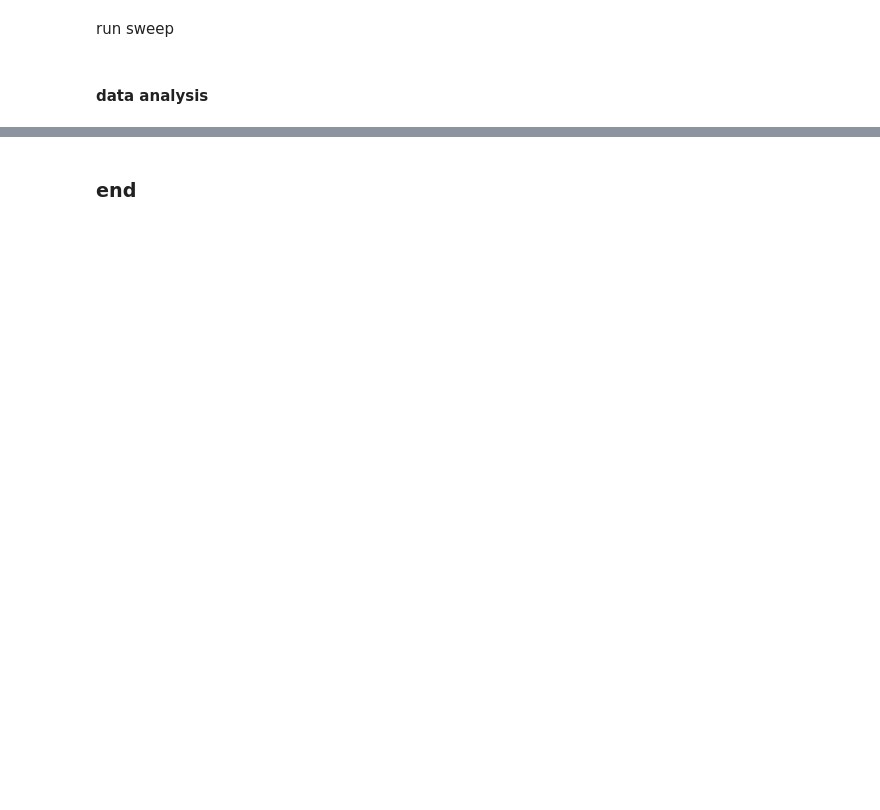
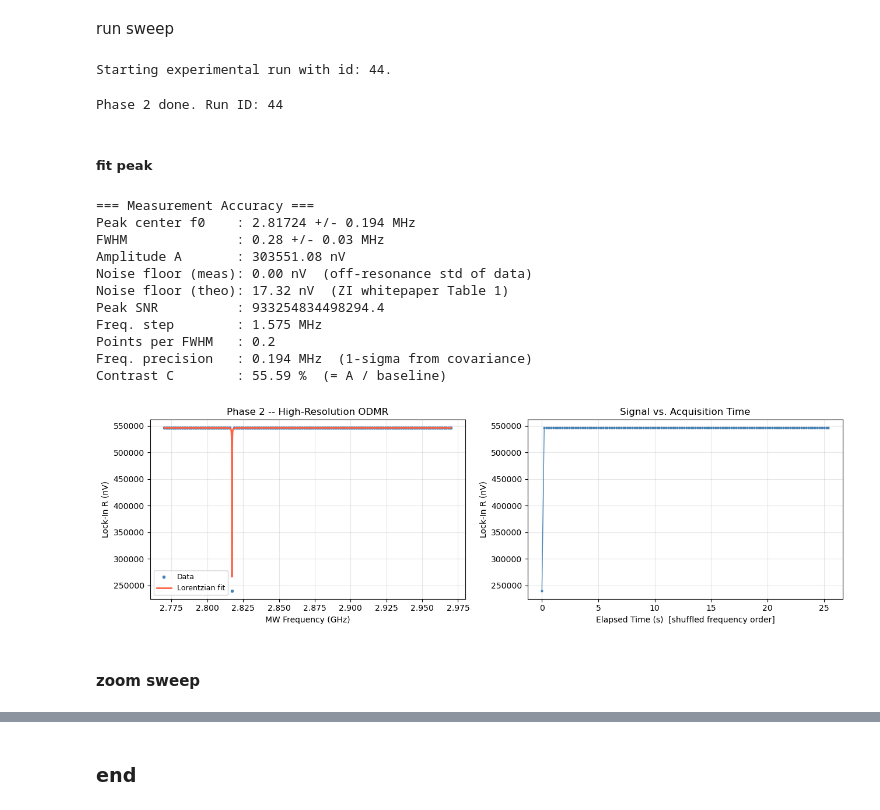
Before and after one commit to emmabacarra/NV-lab, a Jupyter notebook: NV Lab raw Templates 2026/Experiments/Experiment_ODMR.ipynb, the cells around one changed output, grey strips where cells are left out. Cells and saved outputs as stored; diff of their text form; code cells hidden in the pictures; blank space fills up the shorter version.

```diff
--- a/NV Lab raw Templates 2026/Experiments/Experiment_ODMR.ipynb
+++ b/NV Lab raw Templates 2026/Experiments/Experiment_ODMR.ipynb
@@ -2239,7 +2021,7 @@ plt.show()
 params
 # %%
 # ── Phase 2: fine sweep centered on the peak found in Phase 1 ─────────────────
-window_Hz  = 3.0 * (2.0 * gamma_coarse)   # +/- 3*FWHM window
+window_Hz  = 3 * (2.0 * gamma_coarse)   # +/- 3*FWHM window
 f2_start   = max(f0_coarse - window_Hz, f1_start)
 f2_stop    = min(f0_coarse + window_Hz, f1_stop)
 n2_pts     = 128
@@ -2251,7 +2033,7 @@ freq_list_2_rand = freq_list_2[idx2_rand]
 step_2_MHz = (f2_stop - f2_start) / (n2_pts - 1) / 1e6
 print(f"Phase 2: {f2_start/1e9:.4f} to {f2_stop/1e9:.4f} GHz")
 print(f"Step   : {step_2_MHz:.3f} MHz  ({n2_pts} pts)")
-print(f"Total  : ~{n2_pts * t_settle:.0f} s  (randomized order)")
+print(f"Total  : ~{n2_pts * lockin_settle_time:.0f} s  (randomized order)")
 
 # Print optimal tau_pi for each Phase 2 frequency step.
 print("\n=== Optimal tau_pi per Phase 2 frequency step ===")
@@ -2280,7 +2079,7 @@ r2_dict = {}
 with meas2.run() as datasaver2:
     for f_mw in tqdm_bar(freq_list_2_rand, desc='Phase 2 (fine)', unit='pt'):
         microwave_src.frequency(f_mw)
-        sleep(t_settle)
+        sleep(lockin_settle_time)
         r_val = lock_in_amp.R()
         r2_dict[f_mw] = r_val
         datasaver2.add_result((MW_freq, f_mw), (LI_R, r_val))
@@ -2290,15 +2089,29 @@ pulse_blaster.stop()
 
 r2_arr = np.array([r2_dict[f] for f in freq_list_2])
 print(f"Phase 2 done. Run ID: {datasaver2.dataset.run_id}")
+# %% [output]
+Starting experimental run with id: 44.
+Phase 2 done. Run ID: 44
 # %% [markdown]
-#### data analysis
+##### fit peak
 # %%
 # ── Lorentzian fit to Phase 2 ─────────────────────────────────────────────────
 f_arr_2 = freq_list_2
 r_arr_2 = r2_arr
+f_lo, f_hi = f_arr_2.min(), f_arr_2.max()
+sig_range   = r_arr_2.max() - r_arr_2.min()
+lower = [f_lo,  1e4,   0,             r_arr_2.min() - sig_range]
+upper = [f_hi,  100e6, sig_range * 2, r_arr_2.max() + sig_range]
 
-p0_2    = [f0_coarse, gamma_coarse, r_arr_2.max() - r_arr_2.min(), r_arr_2.min()]
-popt_2, pcov_2 = curve_fit(lorentzian, f_arr_2, r_arr_2, p0=p0_2, maxfev=5000)
+p0_2 = [f0_coarse, gamma_coarse, r_arr_2.max() - r_arr_2.min(), r_arr_2.min()]
+p0_2 = [float(np.clip(p, lo, hi)) for p, lo, hi in zip(p0_2, lower, upper)]
+
+popt_2, pcov_2 = curve_fit(
+    lorentzian, f_arr_2, r_arr_2,
+    p0     = p0_2,
+    bounds = (lower, upper),
+    maxfev = 50000,
+)
 f0_fit, gamma_fit, A_fit, C_fit = popt_2
 perr_2 = np.sqrt(np.diag(pcov_2))
 
@@ -2316,33 +2129,45 @@ print(f"Noise floor (theo): {ctrl.noise_rms()*1e9:.2f} nV  (ZI whitepaper Table
 print(f"Peak SNR          : {A_fit/noise_empirical:.1f}")
 print(f"Freq. step        : {step_2_MHz:.3f} MHz")
 print(f"Points per FWHM   : {2*gamma_fit/(step_2_MHz*1e6):.1f}")
 print(f"Freq. precision   : {perr_2[0]/1e6:.3f} MHz  (1-sigma from covariance)")
 print(f"Contrast C        : {A_fit/abs(C_fit)*100:.2f} %  (= A / baseline)")
 
 f_fine_2 = np.linspace(f_arr_2.min(), f_arr_2.max(), 2000)
 
 fig, axes = plt.subplots(1, 2, figsize=(13, 4))
 
 # Left: spectrum + Lorentzian fit.
-axes[0].plot(f_arr_2 / 1e9, r_arr_2 * 1e9, 'o', ms=3, color='steelblue', label='Data')
+axes[0].plot(f_arr_2 / 1e9, r_arr_2 * 1e9 , 'o', ms=3, color='steelblue', label='Data')
 axes[0].plot(f_fine_2 / 1e9, lorentzian(f_fine_2, *popt_2) * 1e9,
              color='tomato', lw=2, label='Lorentzian fit')
-axes[0].axvline(f0_fit / 1e9, color='gray', ls=':', lw=1)
 axes[0].set_xlabel('MW Frequency (GHz)')
 axes[0].set_ylabel('Lock-In R (nV)')
 axes[0].set_title('Phase 2 -- High-Resolution ODMR')
 axes[0].legend(fontsize=9)
 axes[0].grid(True, alpha=0.3)
 
 # Right: signal vs. acquisition time in shuffled frequency order.
 # A flat or slowly varying trace here means no systematic drift.
 r2_timeorder = np.array([r2_dict[freq_list_2_rand[i]] for i in range(n2_pts)])
-t_acq = np.arange(n2_pts) * t_settle
+t_acq = np.arange(n2_pts) * lockin_settle_time
 axes[1].plot(t_acq, r2_timeorder * 1e9, lw=1, marker='o', ms=2, color='steelblue')
 axes[1].set_xlabel('Elapsed Time (s)  [shuffled frequency order]')
 axes[1].set_ylabel('Lock-In R (nV)')
 axes[1].set_title('Signal vs. Acquisition Time')
 axes[1].grid(True, alpha=0.3)
 
 plt.tight_layout()
 plt.show()
+# %% [output]
+=== Measurement Accuracy ===
+Peak center f0    : 2.81724 +/- 0.194 MHz
+FWHM              : 0.28 +/- 0.03 MHz
+Amplitude A       : 303551.08 nV
+Noise floor (meas): 0.00 nV  (off-resonance std of data)
+Noise floor (theo): 17.32 nV  (ZI whitepaper Table 1)
+Peak SNR          : 933254834498294.4
+Freq. step        : 1.575 MHz
+Points per FWHM   : 0.2
+Freq. precision   : 0.194 MHz  (1-sigma from covariance)
+Contrast C        : 55.59 %  (= A / baseline)
+[figure, added]
@@ -2398,0 +2174,2 @@ plt.show()
+# %% [markdown]
+#### zoom sweep
```
Also changed, not shown: parts of 31 cells of this notebook, 1 other file.
